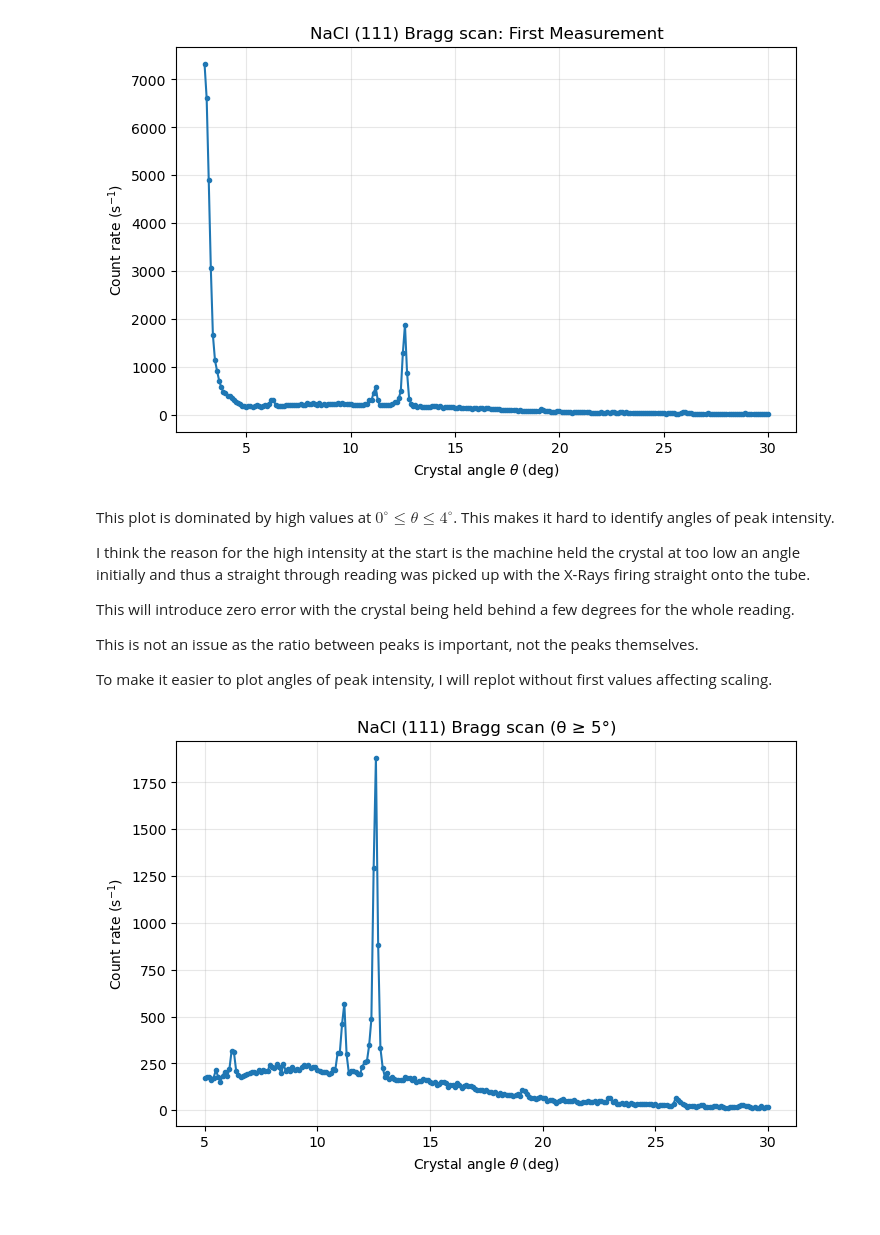
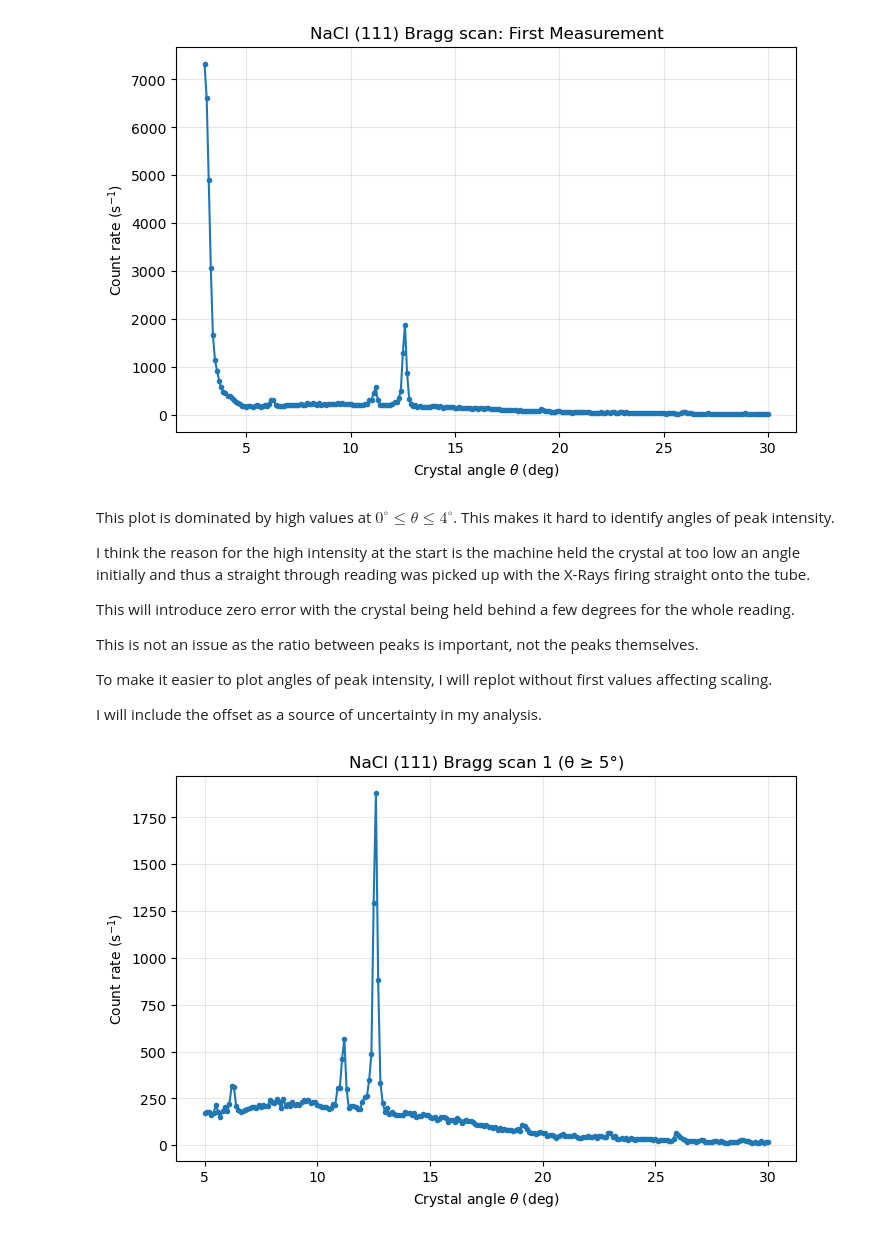
Before and after one commit to joshbowley/practical_physics_II, a Jupyter notebook: Lab_2_Bragg_Laue_Methods/Bragg Data Analysis.ipynb, the cells around one changed output. Saved outputs shown, nothing was run; the diff lists cells and outputs as text; code cells hidden in the pictures.

Commit message:
Final Bragg Data

```diff
--- a/Lab_2_Bragg_Laue_Methods/Bragg Data Analysis.ipynb
+++ b/Lab_2_Bragg_Laue_Methods/Bragg Data Analysis.ipynb
@@ -231,7 +231,7 @@ NaCl_111df = pd.read_csv(
 )
 # %%
 # Rename columns
-NaCl_111df.columns = ["theta_deg", "counts"]
+NaCl_111df.columns = ["theta_deg", "count_rate"]
 # %%
 display(NaCl_111df.head())
 print("Data shape:", NaCl_111df.shape)
@@ -273,25 +273,27 @@ This will introduce zero error with the crystal being held behind a few degrees
 This is not an issue as the ratio between peaks is important, not the peaks themselves.
 
 To make it easier to plot angles of peak intensity, I will replot without first values affecting scaling.
+
+I will include the offset as a source of uncertainty in my analysis.
 # %%
 theta_min = 5.0  # degrees
 
 roi = NaCl_111df[NaCl_111df["theta_deg"] >= theta_min]
 
 plt.figure(figsize=(8,5))
-plt.plot(roi["theta_deg"], roi["counts"], 'o-', markersize=3)
+plt.plot(roi["theta_deg"], roi["count_rate"], 'o-', markersize=3)
 plt.xlabel(r"Crystal angle $\theta$ (deg)")
 plt.ylabel(r"Count rate (s$^{-1}$)")
-plt.title("NaCl (111) Bragg scan (θ ≥ 5°)")
+plt.title("NaCl (111) Bragg scan 1 (θ ≥ 5°)")
 plt.grid(alpha=0.3)
 
 # Save to specific location
 plt.savefig(
     r"C:\Users\joshb\OneDrive\PHYSICS BSc UNIVERSITY of EXETER\BSc Physics Stage 2\Practical Physics II\practical_physics_II\Lab_2_Bragg_Laue_Methods\Figures\Bragg Figures\NaCl_111_Bragg_scan1_v2.png",
     dpi=300,
     bbox_inches="tight"
 )
 
 plt.show()
 # %% [output]
-[figure, old version]
+[figure, new version]
```
Also changed, not shown: parts of 49 cells of this notebook, 7 other files.
